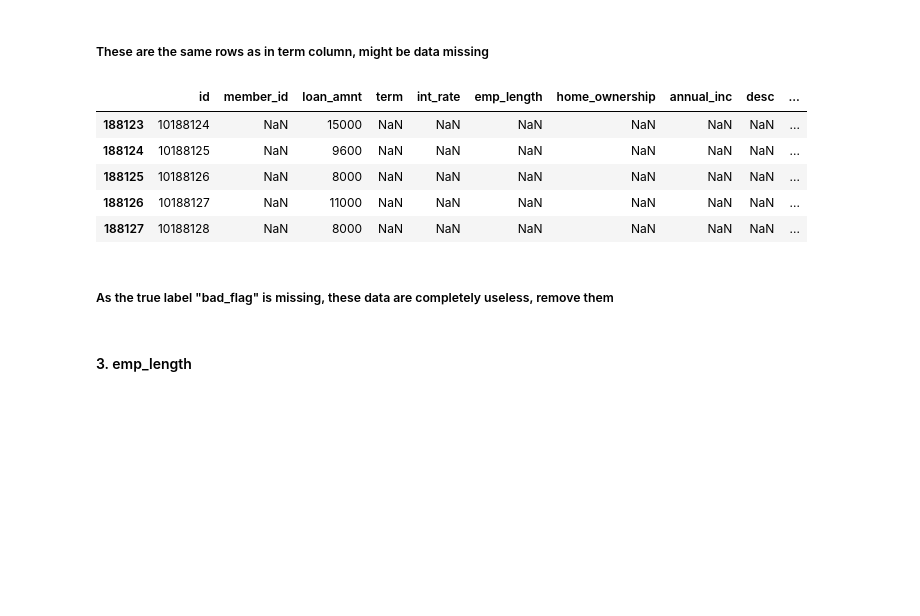
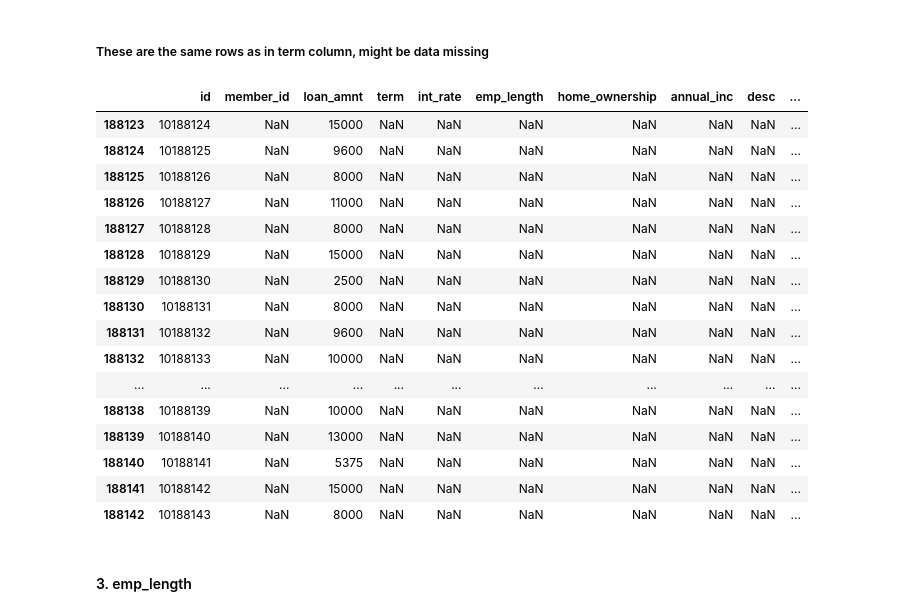
Before and after one commit to FKH886/Dixuan_Wang_take_home_project, a Jupyter notebook: main.ipynb, the cells around one changed output. Saved outputs shown, nothing was run; the diff lists cells and outputs as text; code cells hidden in the pictures; blank space fills up the shorter version.

Commit message:
data insights

```diff
--- a/main.ipynb
+++ b/main.ipynb
@@ -175,9 +175,7 @@ display(training_load.head(5))
 ##### 2. int_rate
 # %%
 for i, int_rate in enumerate(training_load['int_rate']):
-    try:
-        assert(type(int_rate) == str)
-        training_load.loc[i, 'int_rate'] = eval(int_rate[:-1])
+    try: assert(type(int_rate) == str)
     except: print(i, int_rate)
 # %% [output]
 188123 nan
@@ -197,16 +195,27 @@ for i, int_rate in enumerate(training_load['int_rate']):
 197784 nan
 197785 nan
 197786 nan
+# %%
+training_load['int_rate'] = training_load['int_rate'].apply(lambda int_rate: eval(int_rate[:-1]) if type(int_rate) is str else int_rate)
 # %% [markdown]
 ##### These are the same rows as in term column, might be data missing
 # %%
-display(training_load[188123:188128])
+display(training_load[188123:188143])
 # %% [output]
 |  | id | member_id | loan_amnt | term | int_rate | emp_length | home_ownership | annual_inc | desc | ... |
 | 188123 | 10188124 | NaN | 15000 | NaN | NaN | NaN | NaN | NaN | NaN | ... |
 | 188124 | 10188125 | NaN | 9600 | NaN | NaN | NaN | NaN | NaN | NaN | ... |
 | 188125 | 10188126 | NaN | 8000 | NaN | NaN | NaN | NaN | NaN | NaN | ... |
 | 188126 | 10188127 | NaN | 11000 | NaN | NaN | NaN | NaN | NaN | NaN | ... |
 | 188127 | 10188128 | NaN | 8000 | NaN | NaN | NaN | NaN | NaN | NaN | ... |
+| 188128 | 10188129 | NaN | 15000 | NaN | NaN | NaN | NaN | NaN | NaN | ... |
+| 188129 | 10188130 | NaN | 2500 | NaN | NaN | NaN | NaN | NaN | NaN | ... |
+| 188130 | 10188131 | NaN | 8000 | NaN | NaN | NaN | NaN | NaN | NaN | ... |
+| 188131 | 10188132 | NaN | 9600 | NaN | NaN | NaN | NaN | NaN | NaN | ... |
+| 188132 | 10188133 | NaN | 10000 | NaN | NaN | NaN | NaN | NaN | NaN | ... |
+| ... | ... | ... | ... | ... | ... | ... | ... | ... | ... | ... |
+| 188138 | 10188139 | NaN | 10000 | NaN | NaN | NaN | NaN | NaN | NaN | ... |
+| 188139 | 10188140 | NaN | 13000 | NaN | NaN | NaN | NaN | NaN | NaN | ... |
+| 188140 | 10188141 | NaN | 5375 | NaN | NaN | NaN | NaN | NaN | NaN | ... |
+| 188141 | 10188142 | NaN | 15000 | NaN | NaN | NaN | NaN | NaN | NaN | ... |
+| 188142 | 10188143 | NaN | 8000 | NaN | NaN | NaN | NaN | NaN | NaN | ... |
-# %% [markdown]
-##### As the true label "bad_flag" is missing, these data are completely useless, remove them
```
Also changed, not shown: parts of 18 cells of this notebook.
